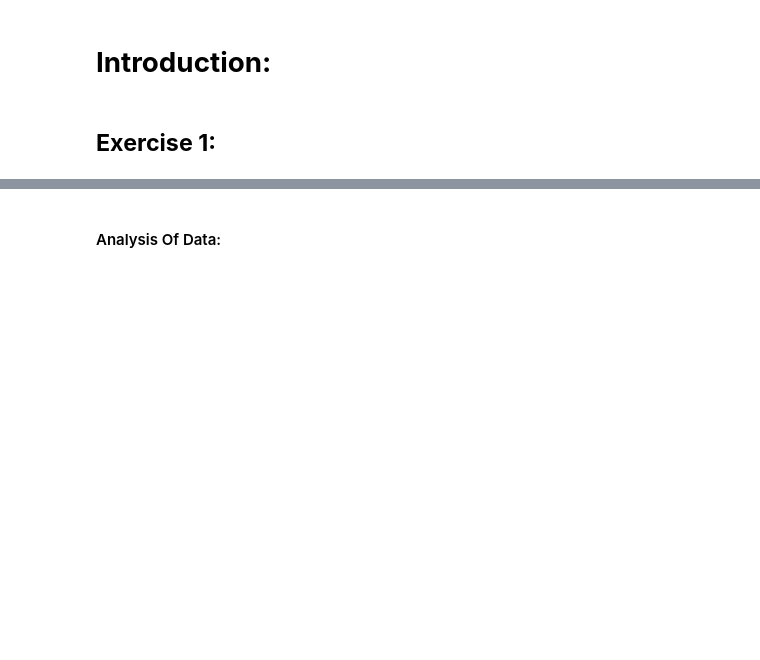
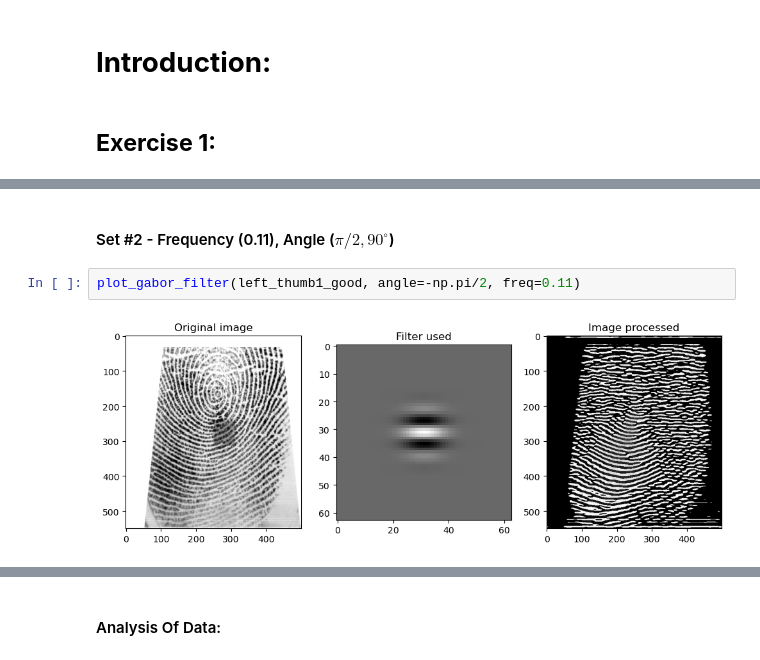
Before and after one commit to MushtabaA/ENCM509-Labs, a Jupyter notebook: Assignment 5/Lab05_Mushtaba_Al Yasseen_Usman_Khan_2024W.ipynb, the cells around one changed output, grey strips where cells are left out. Cells and saved outputs as stored; diff of their text form; blank space fills up the shorter version.

```diff
--- a/Assignment 5/Lab05_Mushtaba_Al Yasseen_Usman_Khan_2024W.ipynb
+++ b/Assignment 5/Lab05_Mushtaba_Al Yasseen_Usman_Khan_2024W.ipynb
@@ -58,0 +94,6 @@ mpl.rc('image', cmap='gray')
+# %% [markdown]
+#### Set #2 - Frequency (0.11), Angle ($\pi/2, 90^{\circ }$)
+# %%
+plot_gabor_filter(left_thumb1_good, angle=-np.pi/2, freq=0.11)
+# %% [output]
+[figure, added]
```
Also changed, not shown: parts of 11 cells of this notebook.
